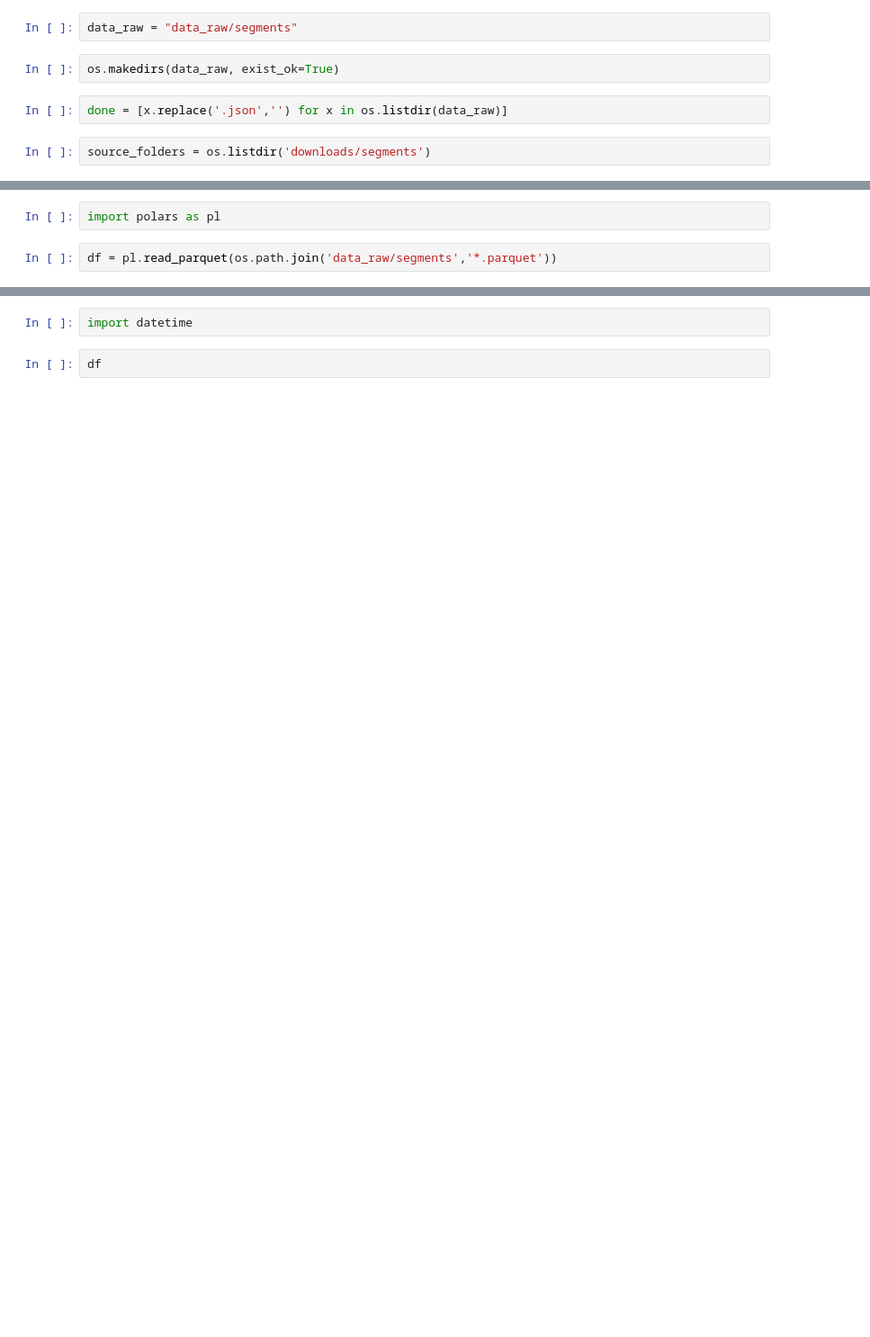
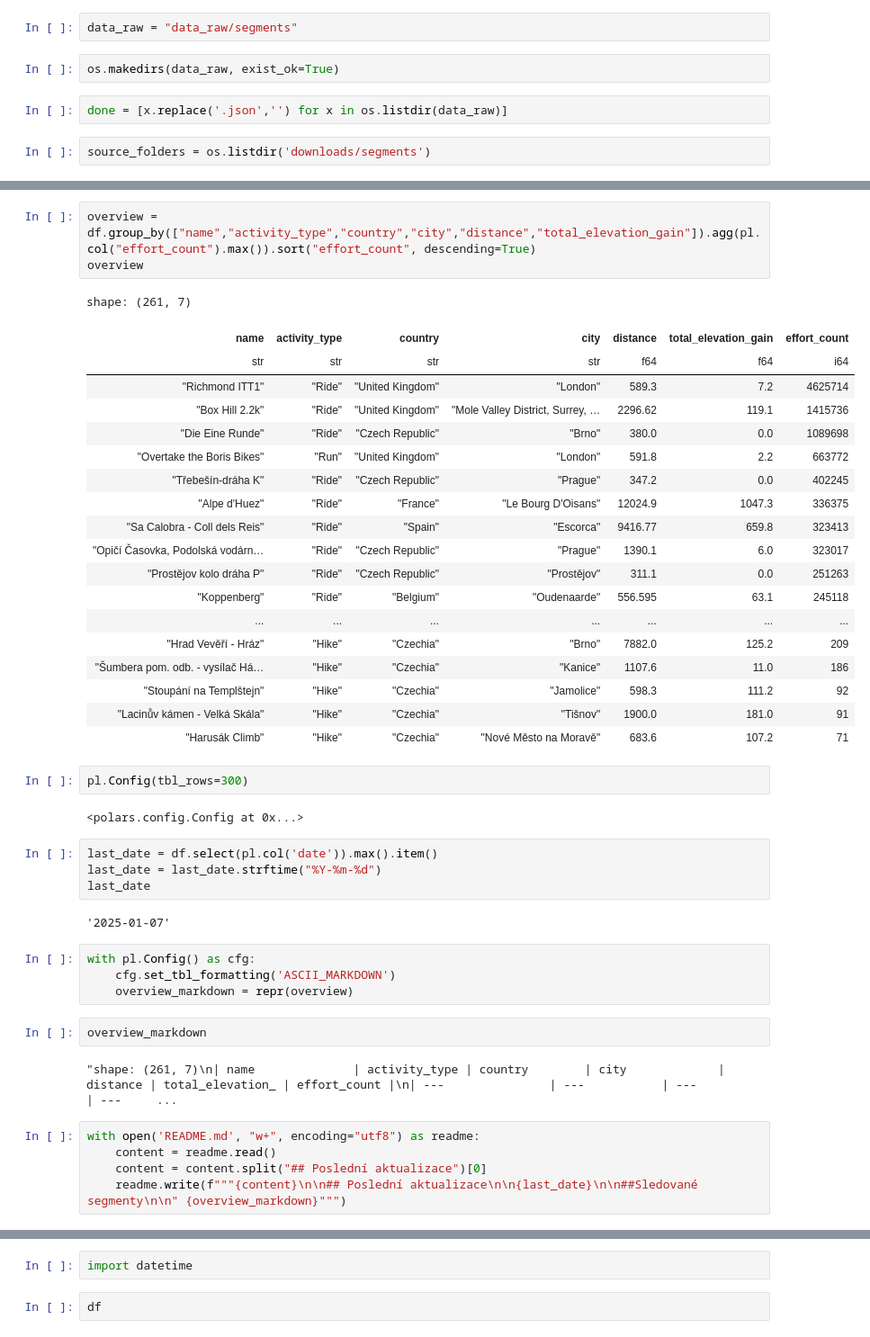
Before and after one commit to DataRozhlas/strava, a Jupyter notebook: 010_segments_cleaning.ipynb, the cells around one changed output, grey strips where cells are left out. Shown at 90% size. Drawn from its saved outputs; the diff is of its cells as text; blank space fills up the shorter version.

Commit message:
daily scrapes finally joined, readme

```diff
--- a/010_segments_cleaning.ipynb
+++ b/010_segments_cleaning.ipynb
@@ -47,4 +46,46 @@ for s in source_folders:
-# %%
-import polars as pl
-# %%
-df = pl.read_parquet(os.path.join('data_raw/segments','*.parquet'))
+# %%
+overview = df.group_by(["name","activity_type","country","city","distance","total_elevation_gain"]).agg(pl.col("effort_count").max()).sort("effort_count", descending=True)
+overview
+# %% [output]
+shape: (261, 7)
+| name | activity_type | country | city | distance | total_elevation_gain | effort_count |
+| str | str | str | str | f64 | f64 | i64 |
+| "Richmond ITT1" | "Ride" | "United Kingdom" | "London" | 589.3 | 7.2 | 4625714 |
+| "Box Hill 2.2k" | "Ride" | "United Kingdom" | "Mole Valley District, Surrey, … | 2296.62 | 119.1 | 1415736 |
+| "Die Eine Runde" | "Ride" | "Czech Republic" | "Brno" | 380.0 | 0.0 | 1089698 |
+| "Overtake the Boris Bikes" | "Run" | "United Kingdom" | "London" | 591.8 | 2.2 | 663772 |
+| "Třebešín-dráha K" | "Ride" | "Czech Republic" | "Prague" | 347.2 | 0.0 | 402245 |
+| "Alpe d'Huez" | "Ride" | "France" | "Le Bourg D'Oisans" | 12024.9 | 1047.3 | 336375 |
+| "Sa Calobra - Coll dels Reis" | "Ride" | "Spain" | "Escorca" | 9416.77 | 659.8 | 323413 |
+| "Opičí Časovka, Podolská vodárn… | "Ride" | "Czech Republic" | "Prague" | 1390.1 | 6.0 | 323017 |
+| "Prostějov kolo dráha P" | "Ride" | "Czech Republic" | "Prostějov" | 311.1 | 0.0 | 251263 |
+| "Koppenberg" | "Ride" | "Belgium" | "Oudenaarde" | 556.595 | 63.1 | 245118 |
+| ... | ... | ... | ... | ... | ... | ... |
+| "Hrad Vevěří - Hráz" | "Hike" | "Czechia" | "Brno" | 7882.0 | 125.2 | 209 |
+| "Šumbera pom. odb. - vysílač Há… | "Hike" | "Czechia" | "Kanice" | 1107.6 | 11.0 | 186 |
+| "Stoupání na Templštejn" | "Hike" | "Czechia" | "Jamolice" | 598.3 | 111.2 | 92 |
+| "Lacinův kámen - Velká Skála" | "Hike" | "Czechia" | "Tišnov" | 1900.0 | 181.0 | 91 |
+| "Harusák Climb" | "Hike" | "Czechia" | "Nové Město na Moravě" | 683.6 | 107.2 | 71 |
+# %%
+pl.Config(tbl_rows=300)
+# %% [output]
+<polars.config.Config at 0x...>
+# %%
+last_date = df.select(pl.col('date')).max().item()
+last_date = last_date.strftime("%Y-%m-%d")
+last_date
+# %% [output]
+'2025-01-07'
+# %%
+with pl.Config() as cfg:
+    cfg.set_tbl_formatting('ASCII_MARKDOWN')
+    overview_markdown = repr(overview)
+# %%
+overview_markdown
+# %% [output]
+"shape: (261, 7)\n| name              | activity_type | country        | city             | distance | total_elevation_ | effort_count |\n| ---               | ---           | ---            | ---     ...
+# %%
+with open('README.md', "w+", encoding="utf8") as readme:
+    content = readme.read()
+    content = content.split("## Poslední aktualizace")[0]
+    readme.write(f"""{content}\n\n## Poslední aktualizace\n\n{last_date}\n\n##Sledované segmenty\n\n" {overview_markdown}""")
```
Also changed, not shown: parts of 19 cells of this notebook, 6 other files.
